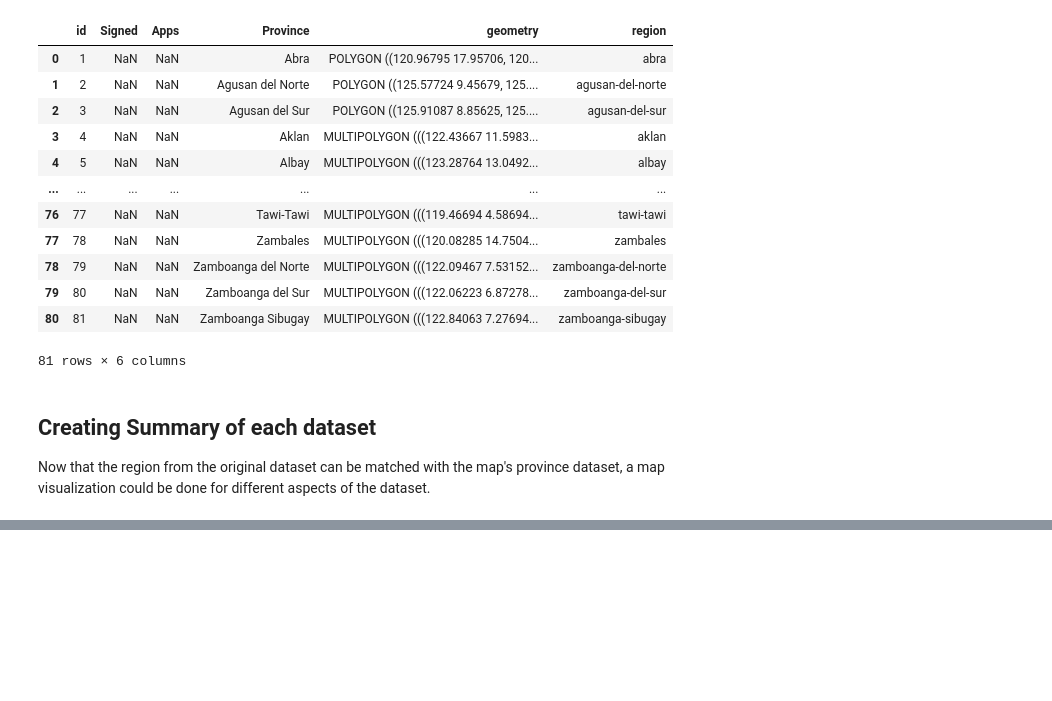
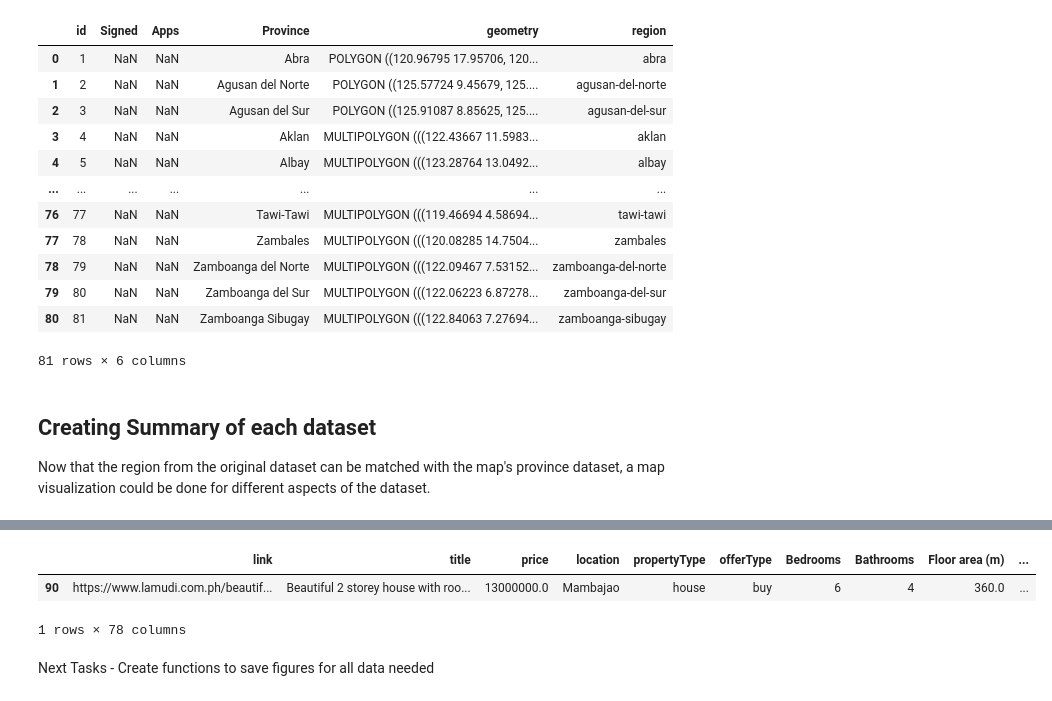
Before and after one commit to aronnicksnts/Ph-Real-Estate, a Jupyter notebook: dataVisualization.ipynb, the cells around one changed output, grey strips where cells are left out. Drawn from its saved outputs; the diff is of its cells as text; code cells hidden in the pictures; blank space fills up the shorter version.

```diff
--- a/dataVisualization.ipynb
+++ b/dataVisualization.ipynb
@@ -418,0 +419,8 @@ map_stats
+# %%
+house_data.loc[(house_data['offerType'] == 'buy') & (house_data['region'] == 'camiguin')]
+# %% [output]
+|  | link | title | price | location | propertyType | offerType | Bedrooms | Bathrooms | Floor area (m) | ... |
+| 90 | https://www.lamudi.com.ph/beautif... | Beautiful 2 storey house with roo... | 13000000.0 | Mambajao | house | buy | 6 | 4 | 360.0 | ... |
+1 rows × 78 columns
+# %% [markdown]
+Next Tasks - Create functions to save figures for all data needed
```
Also changed, not shown: parts of 8 cells of this notebook.
